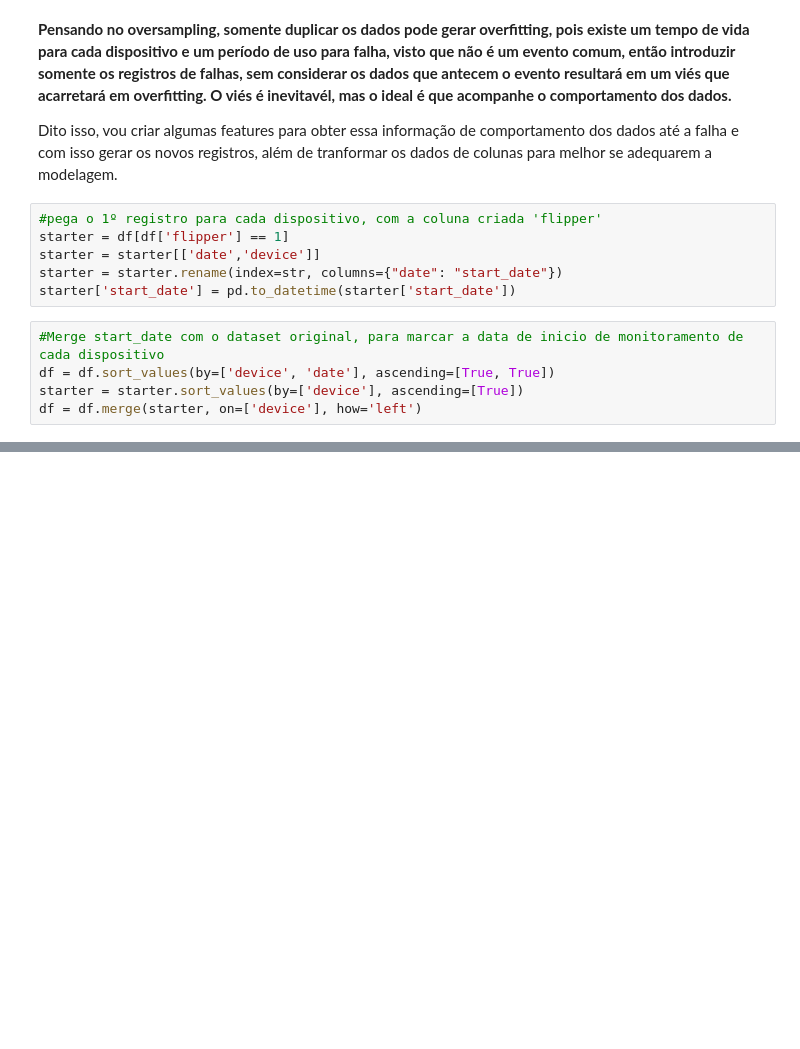
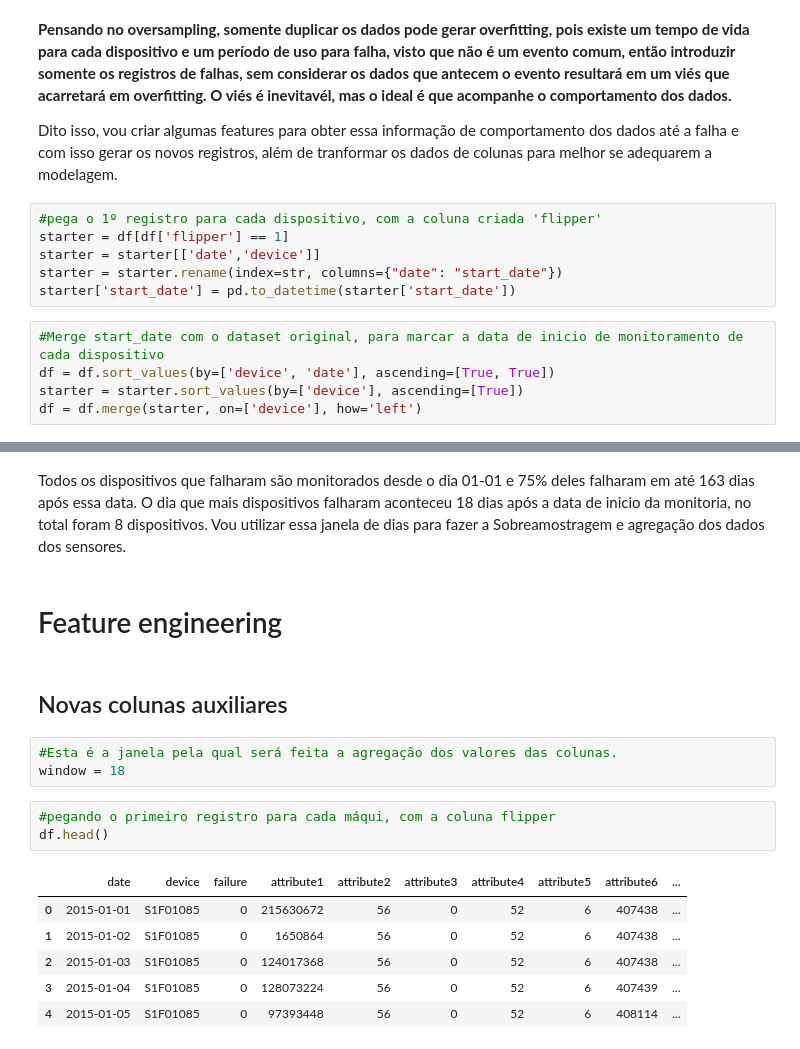
Before and after one commit to 6abi/teste-tecnico-meli-ds, a Jupyter notebook: notebooks/3.2 Previsión de falla.ipynb, the cells around one changed output, grey strips where cells are left out. Saved outputs shown, nothing was run; the diff lists cells and outputs as text; blank space fills up the shorter version.

```diff
--- a/notebooks/3.2 Previsión de falla.ipynb
+++ b/notebooks/3.2 Previsión de falla.ipynb
@@ -163,0 +292,21 @@ failured['tempo_ate_falha'] = failured['date'] - failured['date']
+# %% [markdown]
+Todos os dispositivos que falharam são monitorados desde o dia 01-01 e 75% deles falharam em até 163 dias após essa data.
+O dia que mais dispositivos falharam aconteceu 18 dias após a data de inicio da monitoria, no total foram 8 dispositivos.
+Vou utilizar essa janela de dias para fazer a Sobreamostragem e agregação dos dados dos sensores.
+# %% [markdown]
+# Feature engineering
+# %% [markdown]
+## Novas colunas auxiliares
+# %%
+#Esta é a janela pela qual será feita a agregação dos valores das colunas.
+window = 18
+# %%
+#pegando o primeiro registro para cada máqui, com a coluna flipper
+df.head()
+# %% [output]
+|  | date | device | failure | attribute1 | attribute2 | attribute3 | attribute4 | attribute5 | attribute6 | ... |
+| 0 | 2015-01-01 | S1F01085 | 0 | 215630672 | 56 | 0 | 52 | 6 | 407438 | ... |
+| 1 | 2015-01-02 | S1F01085 | 0 | 1650864 | 56 | 0 | 52 | 6 | 407438 | ... |
+| 2 | 2015-01-03 | S1F01085 | 0 | 124017368 | 56 | 0 | 52 | 6 | 407438 | ... |
+| 3 | 2015-01-04 | S1F01085 | 0 | 128073224 | 56 | 0 | 52 | 6 | 407439 | ... |
+| 4 | 2015-01-05 | S1F01085 | 0 | 97393448 | 56 | 0 | 52 | 6 | 408114 | ... |
```
Also changed, not shown: parts of 16 cells of this notebook, 1 other file.
